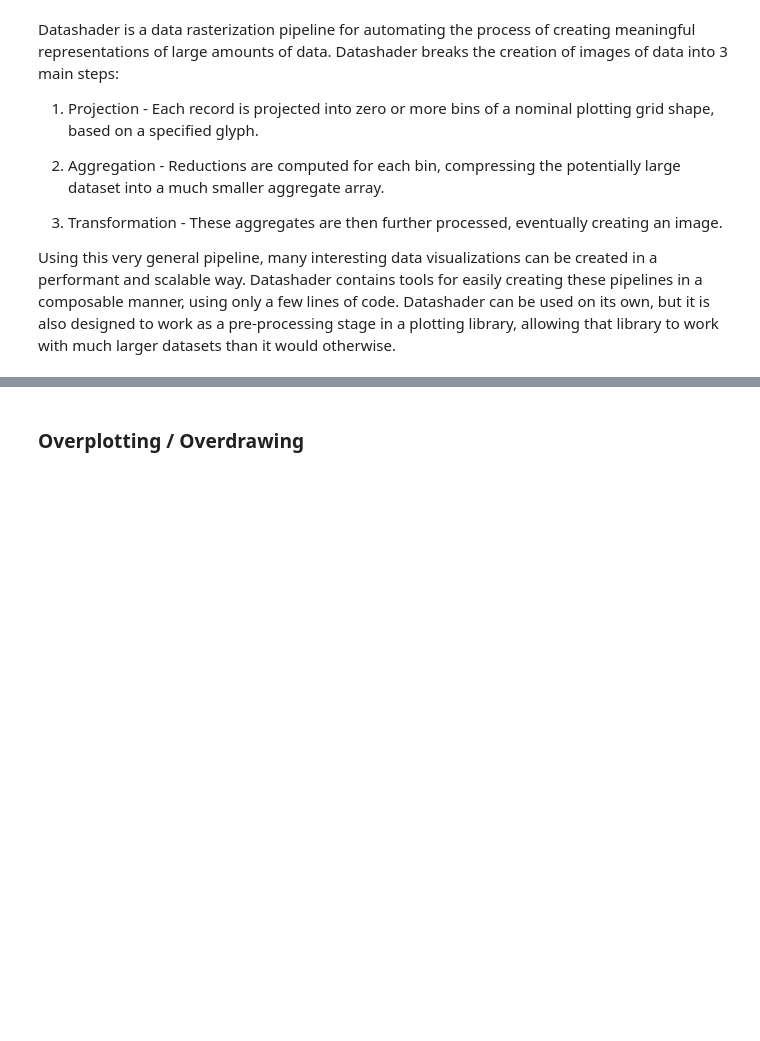
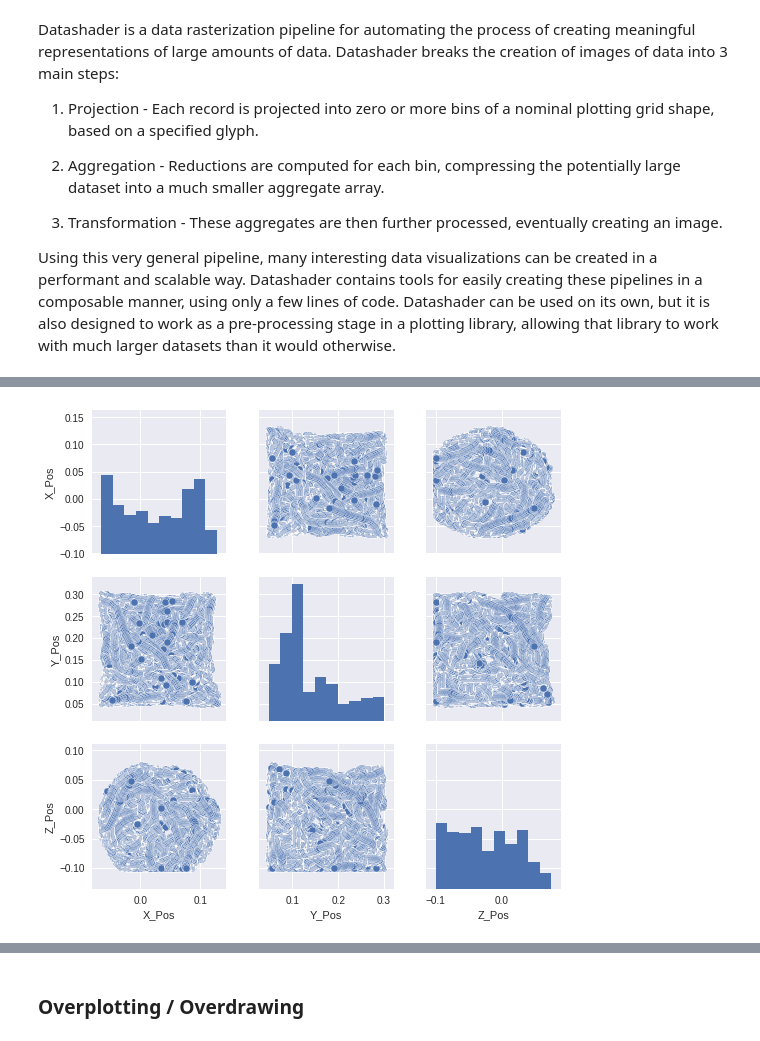
Before and after one commit to alTeska/data_visualization_talk, a Jupyter notebook: data_talk.ipynb, the cells around one changed output, grey strips where cells are left out. Cells and saved outputs as stored; diff of their text form; code cells hidden in the pictures; blank space fills up the shorter version.

Commit message:
ratcave plots added, ongoing

```diff
--- a/data_talk.ipynb
+++ b/data_talk.ipynb
@@ -6,6 +6,9 @@ import matplotlib
 import matplotlib.pyplot as plt
 from scipy import stats
 %matplotlib inline
+# %%
+from matplotlib import rcParams
+rcParams['grid.linewidth'] = 0
 # %% [markdown]
 # Visualizing Big Datasets: Tools, Pitfalls, Experimental Example
 # %% [markdown]
@@ -98,0 +117,8 @@ Using this very general pipeline, many interesting data visualizations can be cr
+# %%
+## Load The Data
+path = 'data/'
+
+dfrat     = pd.read_hdf(path+'relationalDatabase.h5', 'Rat_Behavior').set_index('index')
+dfevent   = pd.read_hdf(path+'relationalDatabase.h5', 'Events').set_index('index')
+
+dfrat.head()
@@ -98,0 +145,4 @@ Using this very general pipeline, many interesting data visualizations can be cr
+# %%
+mask = dfrat.session_id == 0
+rat = dfrat[mask]
+rat.head()
@@ -98,0 +159,4 @@ Using this very general pipeline, many interesting data visualizations can be cr
+# %%
+sns.pairplot(rat, vars=['X_Pos', 'Y_Pos', 'Z_Pos']);
+# %% [output]
+[figure, added]
```
Also changed, not shown: parts of 33 cells of this notebook.
